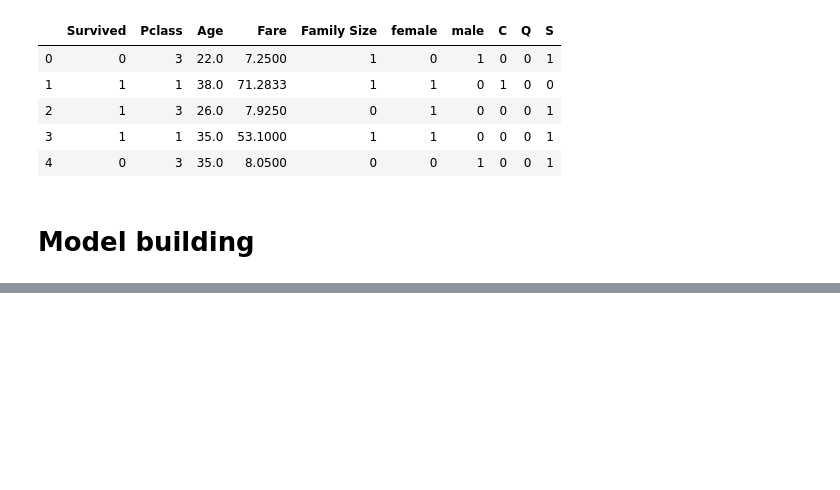
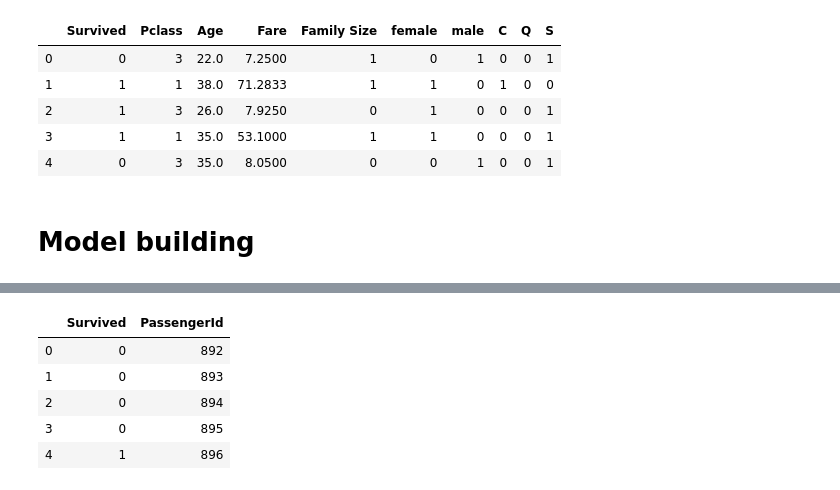
Before and after one commit to SalimAmarti/Titanic_Project, a Jupyter notebook: Titanic model.ipynb, the cells around one changed output, grey strips where cells are left out. Drawn from its saved outputs; the diff is of its cells as text; code cells hidden in the pictures; blank space fills up the shorter version.

```diff
--- a/Titanic model.ipynb
+++ b/Titanic model.ipynb
@@ -410,0 +489,3 @@ tit_data_model.head()
+# %%
+submission = pd.DataFrame()
+submission['Survived']=predictions
@@ -410,0 +501,2 @@ tit_data_model.head()
+# %%
+submission['Survived'] = submission['Survived'].apply(final_pred)
@@ -410,0 +513,3 @@ tit_data_model.head()
+# %%
+passengerid = pd.read_csv('Titanic dataset/test.csv')
+passengerid['PassengerId']
@@ -410,0 +529,11 @@ tit_data_model.head()
+# %%
+submission = submission.join(passengerid['PassengerId'])
+# %%
+submission.head()
+# %% [output]
+|  | Survived | PassengerId |
+| 0 | 0 | 892 |
+| 1 | 0 | 893 |
+| 2 | 0 | 894 |
+| 3 | 0 | 895 |
+| 4 | 1 | 896 |
```
Also changed, not shown: parts of 31 cells of this notebook.
